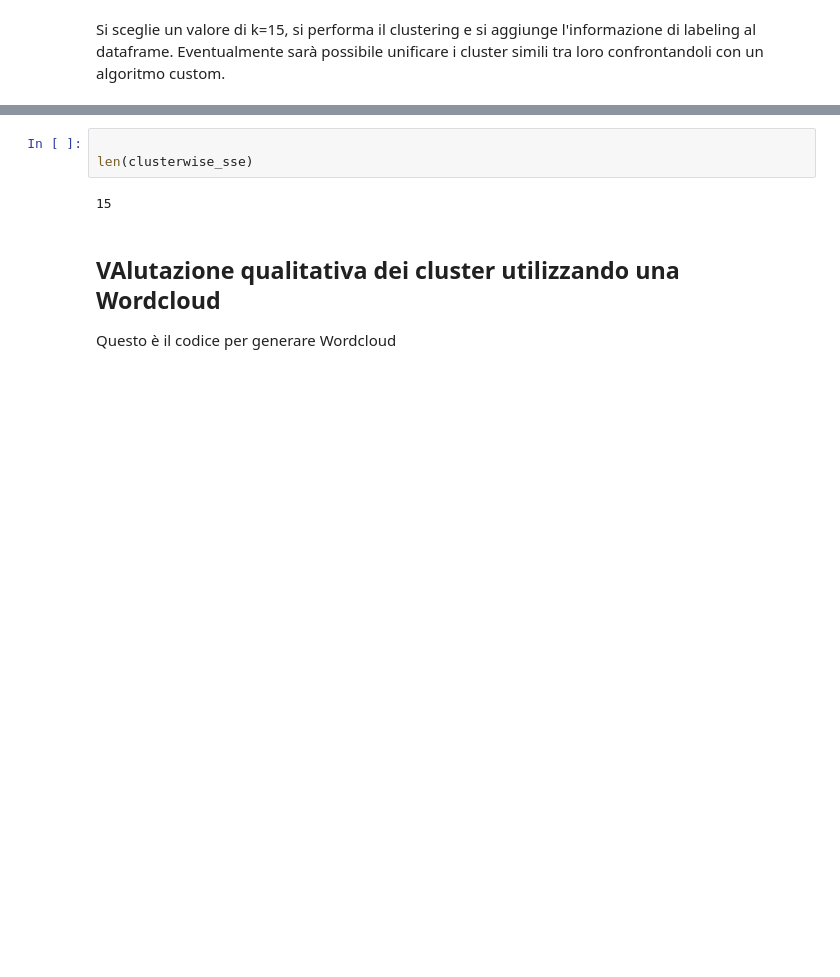
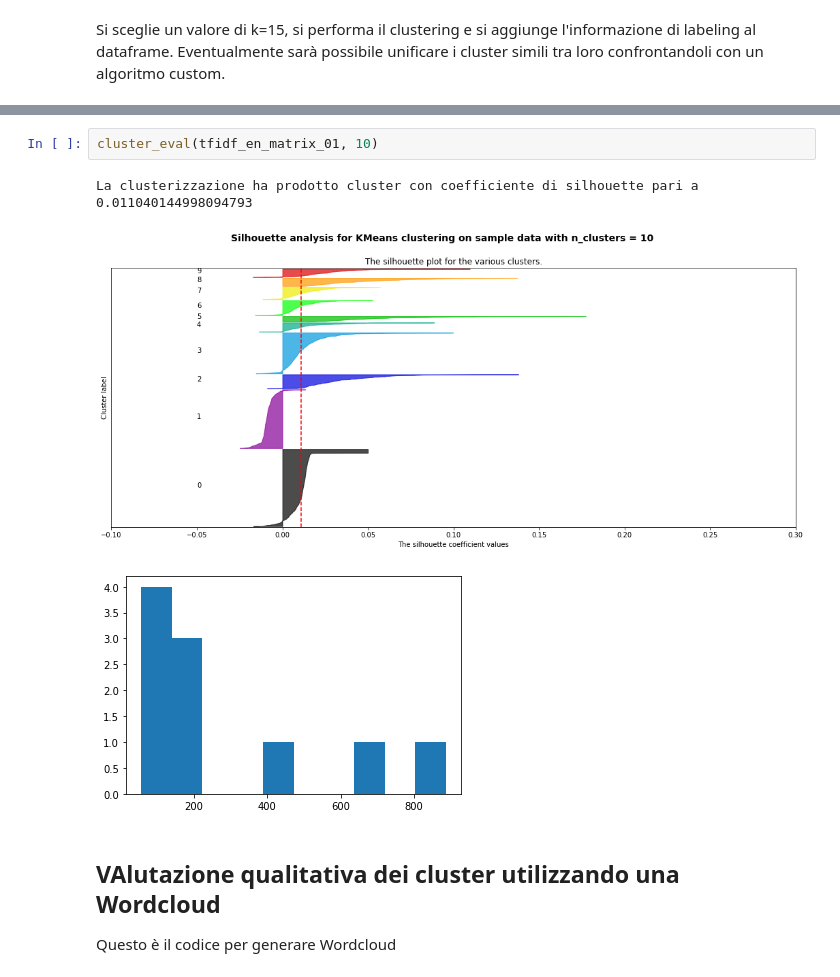
Before and after one commit to giulionenna/Progetto_BI2021, a Jupyter notebook: Mining_notebook.ipynb, the cells around one changed output, grey strips where cells are left out. Drawn from its saved outputs; the diff is of its cells as text; blank space fills up the shorter version.

Commit message:
Generato grafico silhouette

```diff
--- a/Mining_notebook.ipynb
+++ b/Mining_notebook.ipynb
@@ -586,8 +557,9 @@ IndentationError: unexpected indent (Temp/ipykernel_3412/2350488645.py, line 22)
-# %%
-
-len(clusterwise_sse)
-# %% [output]
-15
+# %%
+cluster_eval(tfidf_en_matrix_01, 10)
+# %% [output]
+La clusterizzazione ha prodotto cluster con coefficiente di silhouette pari a 0.011040144998094793
+[figure, added]
+[figure, added]
 # %% [markdown]
 ## VAlutazione qualitativa dei cluster utilizzando una Wordcloud
 
```
Also changed, not shown: parts of 7 cells of this notebook, 1 other file.
